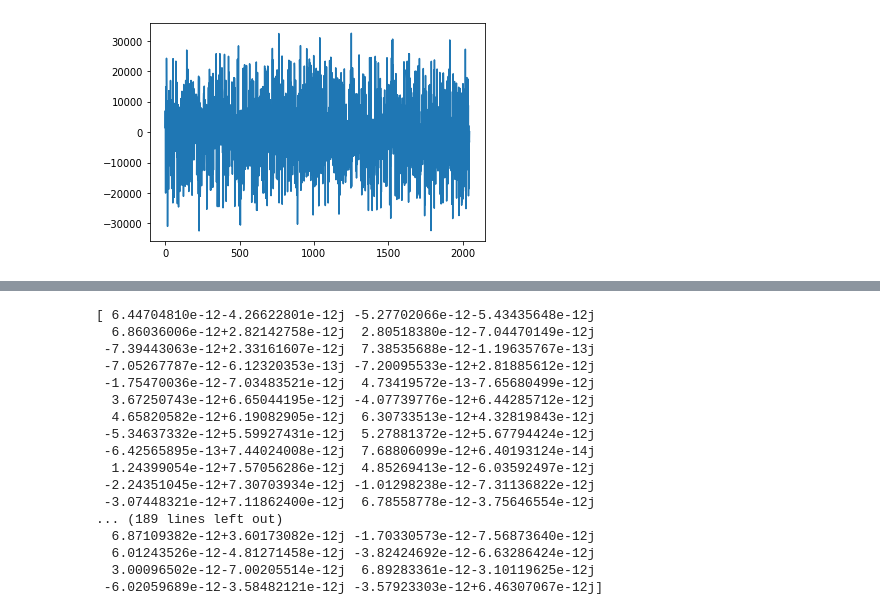
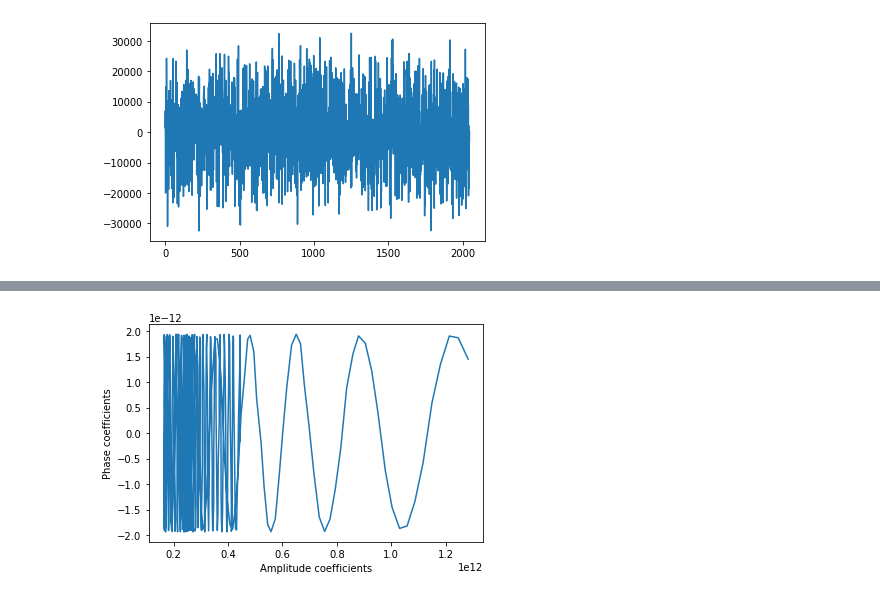
Before and after one commit to lusee-night/notebooks, a Jupyter notebook: calibrator/find_amp_phase.ipynb, the cells around one changed output, grey strips where cells are left out. Saved outputs shown, nothing was run; the diff lists cells and outputs as text; code cells hidden in the pictures.

```diff
--- a/calibrator/find_amp_phase.ipynb
+++ b/calibrator/find_amp_phase.ipynb
@@ -78,22 +68,10 @@ print(amp_coefs[:20])
 # %%
 exp_iwt = (a_w * bw_conj) / (b_w * bw_conj * amp_coefs)
-print(exp_iwt[:20])
-# %% [output]
-[ 6.44704810e-12-4.26622801e-12j -5.27702066e-12-5.43435648e-12j
-  6.86036006e-12+2.82142758e-12j  2.80518380e-12-7.04470149e-12j
- -7.39443063e-12+2.33161607e-12j  7.38535688e-12-1.19635767e-13j
- -7.05267787e-12-6.12320353e-13j -7.20095533e-12+2.81885612e-12j
- -1.75470036e-12-7.03483521e-12j  4.73419572e-13-7.65680499e-12j
-  3.67250743e-12+6.65044195e-12j -4.07739776e-12+6.44285712e-12j
-  4.65820582e-12+6.19082905e-12j  6.30733513e-12+4.32819843e-12j
- -5.34637332e-12+5.59927431e-12j  5.27881372e-12+5.67794424e-12j
- -6.42565895e-13+7.44024008e-12j  7.68806099e-12+6.40193124e-14j
-  1.24399054e-12+7.57056286e-12j  4.85269413e-12-6.03592497e-12j
- -2.24351045e-12+7.30703934e-12j -1.01298238e-12-7.31136822e-12j
- -3.07448321e-12+7.11862400e-12j  6.78558778e-12-3.75646554e-12j
-... (189 lines left out)
-  6.87109382e-12+3.60173082e-12j -1.70330573e-12-7.56873640e-12j
-  6.01243526e-12-4.81271458e-12j -3.82424692e-12-6.63286424e-12j
-  3.00096502e-12-7.00205514e-12j  6.89283361e-12-3.10119625e-12j
- -6.02059689e-12-3.58482121e-12j -3.57923303e-12+6.46307067e-12j]
+# %%
+plt.plot(amp_coefs, exp_iwt)
+plt.xlabel('Amplitude coefficients')
+plt.ylabel('Phase coefficients')
+plt.show()
+# %% [output]
+[figure, added]
 # %%
```
Also changed, not shown: parts of 7 cells of this notebook.
